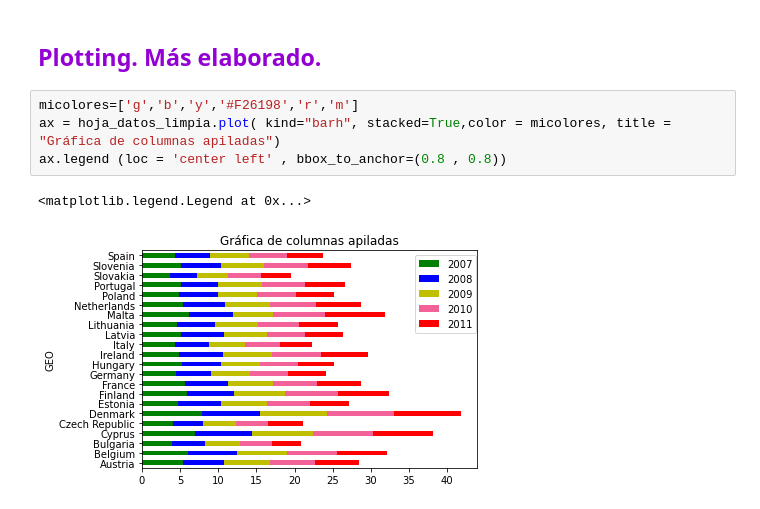
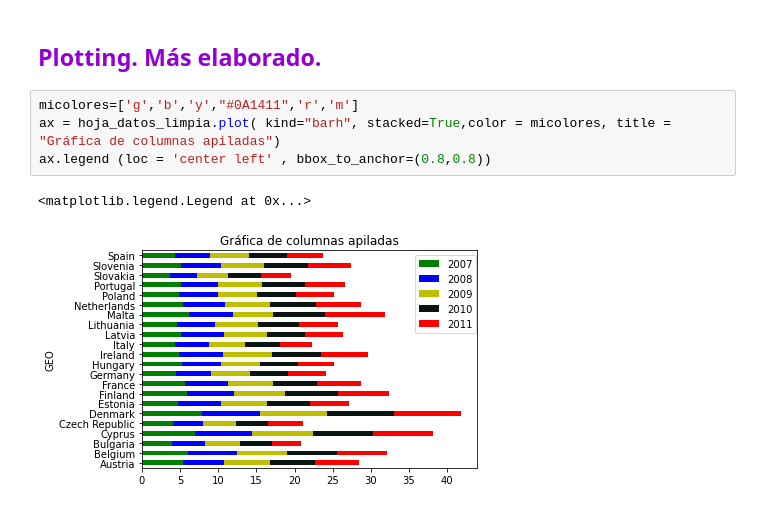
Before and after one commit to agrgal/programasEnPython, a Jupyter notebook: Analisis_datos_2024/Cap_2_OpenGovermentData/Cap_2_Usando_DATAFRAMES_OpenGovermentDataAnalysis.ipynb, the cells around one changed output. Drawn from its saved outputs; the diff is of its cells as text.

```diff
--- a/Analisis_datos_2024/Cap_2_OpenGovermentData/Cap_2_Usando_DATAFRAMES_OpenGovermentDataAnalysis.ipynb
+++ b/Analisis_datos_2024/Cap_2_OpenGovermentData/Cap_2_Usando_DATAFRAMES_OpenGovermentDataAnalysis.ipynb
@@ -241,9 +280,9 @@ totalsum.plot(kind="bar",color="#23F813",alpha=0.8,title="Gráfica 2")
 # %% [markdown]
 ## <span style="color:darkviolet">Plotting. Más elaborado.</span>
 # %%
-micolores=['g','b','y','#F26198','r','m']
+micolores=['g','b','y',"#0A1411",'r','m']
 ax = hoja_datos_limpia.plot( kind="barh", stacked=True,color = micolores, title = "Gráfica de columnas apiladas")
-ax.legend (loc = 'center left' , bbox_to_anchor=(0.8 , 0.8))
+ax.legend (loc = 'center left' , bbox_to_anchor=(0.8,0.8))
 # %% [output]
 <matplotlib.legend.Legend at 0x...>
-[figure, old version]
+[figure, new version]
```
Also changed, not shown: parts of 6 cells of this notebook.
